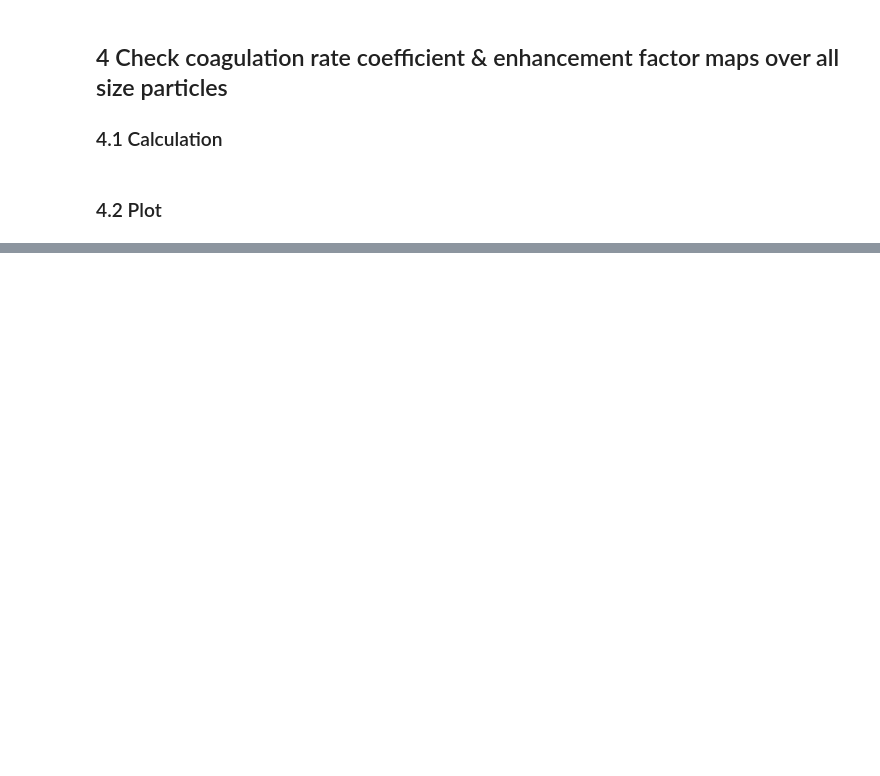
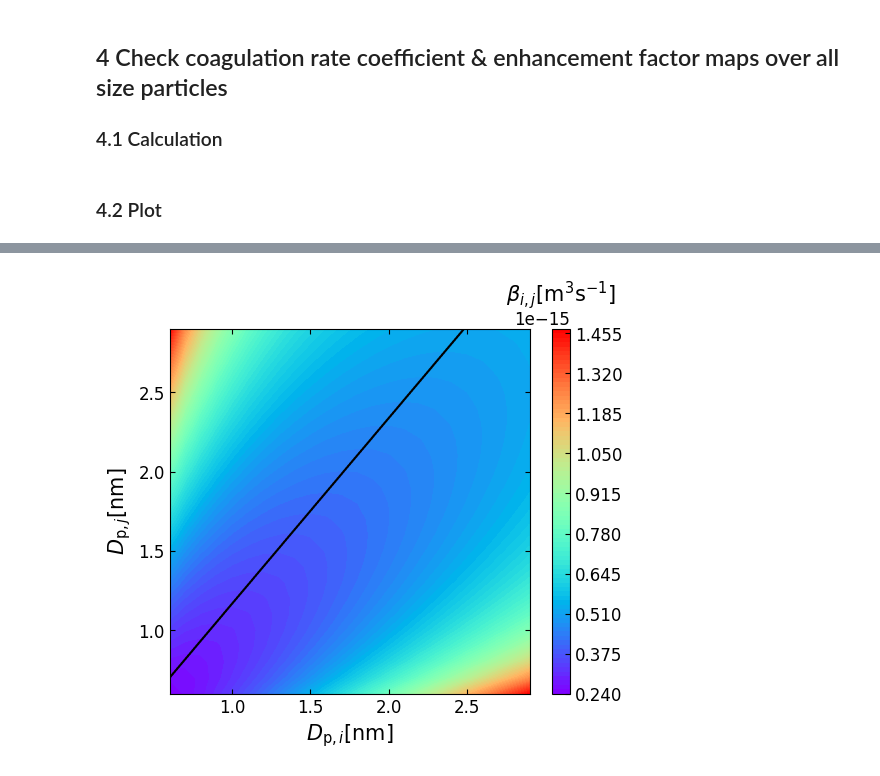
Before and after one commit to tamadate/TiO2_collision_rate_NN, a Jupyter notebook: NN_learned/check.ipynb, the cells around one changed output, grey strips where cells are left out. Saved outputs shown, nothing was run; the diff lists cells and outputs as text; code cells hidden in the pictures; blank space fills up the shorter version.

```diff
--- a/NN_learned/check.ipynb
+++ b/NN_learned/check.ipynb
@@ -197,0 +240,35 @@ plt.show()
+# %%
+from mpl_toolkits import mplot3d
+from matplotlib import ticker
+niceMathTextForm = ticker.ScalarFormatter(useMathText=True)
+
+betas=np.loadtxt("./NNmapping/betaNN"+str(int(T))+".DAT")
+etas=np.loadtxt("./NNmapping/etaNN"+str(int(T))+".DAT")
+
+fig, axs = plt.subplots(1,1,figsize=(6,5))
+axNormal(axs)
+X, Y = np.meshgrid(dps*0.1, dps*0.1)
+cont=axs.contourf(X, Y, betas/etas, 100, cmap='rainbow')
+cbar=fig.colorbar(cont)
+cbar.ax.set_title(r"$\beta_{i,j} {\rm [m^3 s^{-1}]}$",fontsize=15)
+axs.set_xlabel(r"$D_{{\rm p},i} {\rm [nm]}$",size="15")
+axs.set_ylabel(r"$D_{{\rm p},j} {\rm [nm]}$",size="15")
+
+Mmono=(16+16+48)*1e-3
+dpsTH=np.linspace(0.6,2.9,1000)
+nsTH=(dpsTH/10.0)**3*48.0
+msTH=nsTH/3.0*Mmono
+minsTH=np.zeros(1000)
+for i in np.arange(1000):
+    L=(dpsTH[i]+dpsTH)*0.5
+    mij=1/(1/msTH[i]+1/msTH)
+    v0=(8*8.314*T/mij/np.pi)**0.5
+    betaTH=(L*L*np.pi*v0)*1e20
+    index=np.where(np.min(betaTH)==betaTH)
+    minsTH[i]=dpsTH[index]
+plt.plot(minsTH,dpsTH,c="black")
+
+plt.savefig("./NNmapping/betaMapTH"+str(int(T))+".png", dpi=1000)
+plt.show()
+# %% [output]
+[figure, added]
```
Also changed, not shown: parts of 6 cells of this notebook, 12 other files.
